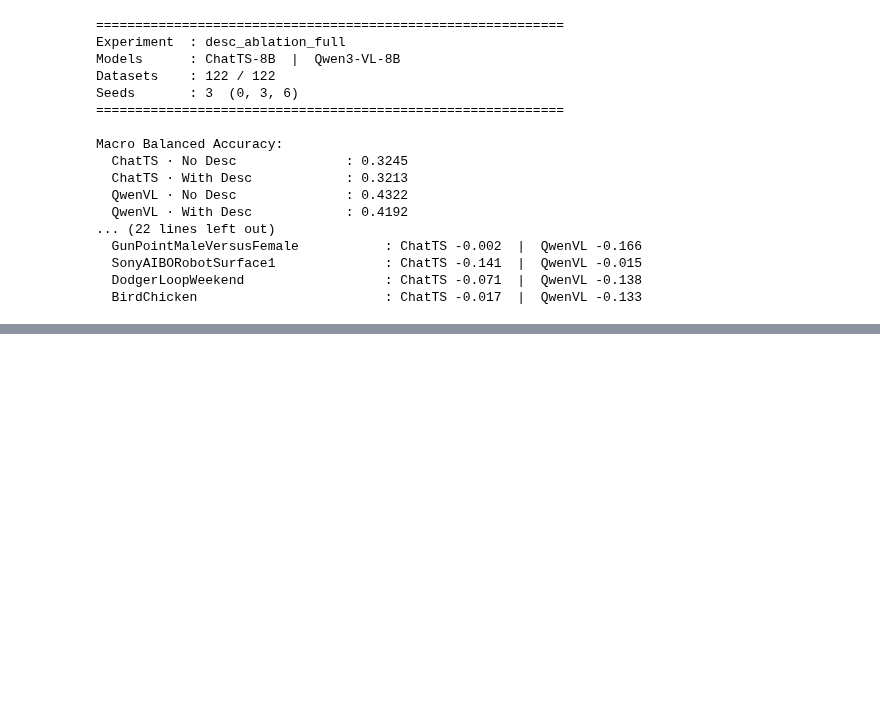
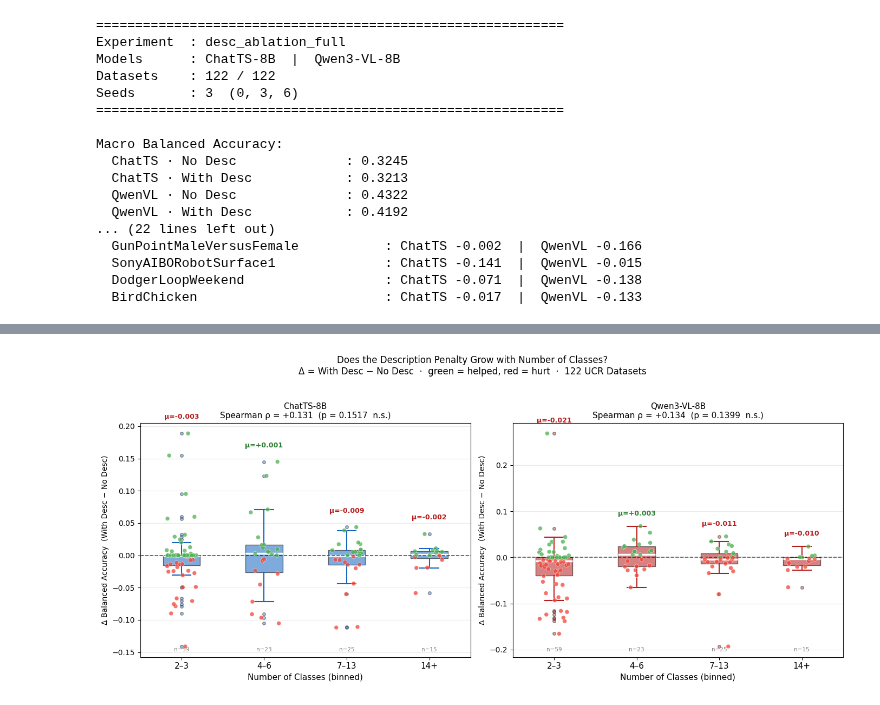
Before and after one commit to aviramom/ts-icl, a Jupyter notebook: icl_results/desc_ablation_full_comparison.ipynb, the cells around one changed output, grey strips where cells are left out. Saved outputs shown, nothing was run; the diff lists cells and outputs as text; code cells hidden in the pictures; blank space fills up the shorter version.

```diff
--- a/icl_results/desc_ablation_full_comparison.ipynb
+++ b/icl_results/desc_ablation_full_comparison.ipynb
@@ -1067,0 +1236,83 @@ Macro Balanced Accuracy:
+# %%
+# ── Figure 2: Δ (With − No Desc) by class-count bins + Spearman correlation ──
+# Bins chosen to have enough datasets per group while showing the gradient.
+NC_BINS   = [2,  4,  7, 14, 500]
+NC_LABELS = ["2–3", "4–6", "7–13", "14+"]
+
+tbl_nc_b = tbl_nc[tbl_nc["Num Classes"].notna()].copy()
+tbl_nc_b["NC Bin"] = pd.cut(
+    tbl_nc_b["Num Classes"].astype(float),
+    bins=NC_BINS, labels=NC_LABELS, right=False
+)
+
+fig, axes = plt.subplots(1, 2, figsize=(14, 6))
+
+print("Spearman ρ  (Num Classes ↔ Δ With−No Desc):")
+print(f"{'─'*55}")
+
+for ax, (cond_no, cond_with, model_label, c_no, c_with) in zip(axes, model_triples):
+    paired = tbl_nc_b[[cond_no, cond_with, "Num Classes", "NC Bin"]].dropna()
+    paired = paired.copy()
+    paired["delta"] = paired[cond_with] - paired[cond_no]
+
+    # Spearman on raw class counts
+    rho, p_val = spearmanr(paired["Num Classes"].values, paired["delta"].values)
+    sig_str = "***" if p_val < 0.001 else "**" if p_val < 0.01 else "*" if p_val < 0.05 else "n.s."
+    print(f"  {model_label:20s}: ρ = {rho:+.3f},  p = {p_val:.4f}  {sig_str}")
+
+    # Box plots per bin
+    bin_data = [paired[paired["NC Bin"] == b]["delta"].dropna().values for b in NC_LABELS]
+    x_pos_b  = np.arange(len(NC_LABELS))
+
+    bp = ax.boxplot(
+        bin_data, positions=x_pos_b, widths=0.45, patch_artist=True,
+        boxprops=dict(facecolor=c_no, alpha=0.55),
+        medianprops=dict(color="white", linewidth=2.5),
+        whiskerprops=dict(color=c_no, linewidth=1.5),
+        capprops=dict(color=c_no, linewidth=1.5),
+        flierprops=dict(marker="o", markerfacecolor=c_no, markersize=4, alpha=0.4, linestyle="none"),
+    )
+
+    # Individual Δ scatter (green = helps, red = hurts)
+    rng = np.random.default_rng(0)
+    for xi, b in enumerate(NC_LABELS):
+        sub_d = paired[paired["NC Bin"] == b]["delta"].values
+        j = rng.uniform(-0.18, 0.18, len(sub_d))
+        dot_colors = ["#4CAF50" if v >= 0 else "#F44336" for v in sub_d]
+        ax.scatter(xi + j, sub_d, c=dot_colors, s=32, alpha=0.75,
+                   zorder=5, edgecolors="white", linewidths=0.4)
+
+    # Mean Δ label above each box
+    for xi, data in enumerate(bin_data):
+        if len(data) == 0:
+            continue
+        y_top = max(data) + 0.02 if len(data) > 0 else 0
+        ax.text(xi, y_top, f"μ={data.mean():+.3f}", ha="center", va="bottom",
+                fontsize=9, fontweight="bold",
+                color="#B71C1C" if data.mean() < 0 else "#2E7D32")
+        ax.text(xi, 0.02, f"n={len(data)}", ha="center", va="bottom",
+                fontsize=7.5, color="gray", transform=ax.get_xaxis_transform())
+
+    ax.axhline(0, color="black", lw=1.2, linestyle="--", alpha=0.65, zorder=4)
+
+    ax.set_xlabel("Number of Classes (binned)", fontsize=11)
+    ax.set_ylabel("Δ Balanced Accuracy  (With Desc − No Desc)", fontsize=10)
+    ax.set_title(
+        f"{model_label}\n"
+        f"Spearman ρ = {rho:+.3f}  (p = {p_val:.4f}  {sig_str})",
+        fontsize=11
+    )
+    ax.set_xticks(x_pos_b)
+    ax.set_xticklabels(NC_LABELS, fontsize=11)
+    ax.grid(True, alpha=0.25, axis="y")
+
+plt.suptitle(
+    "Does the Description Penalty Grow with Number of Classes?\n"
+    "Δ = With Desc − No Desc  ·  green = helped, red = hurt  ·  122 UCR Datasets",
+    fontsize=12, y=1.03
+)
+plt.tight_layout()
+plt.savefig("ucr_delta_by_nclasses_bins.png", dpi=150, bbox_inches="tight")
+plt.show()
+print("Saved → ucr_delta_by_nclasses_bins.png")
+# %% [output]
@@ -1067,0 +1323 @@ Macro Balanced Accuracy:
+[figure, added]
```
Also changed, not shown: parts of 5 cells of this notebook, 14 other files.
